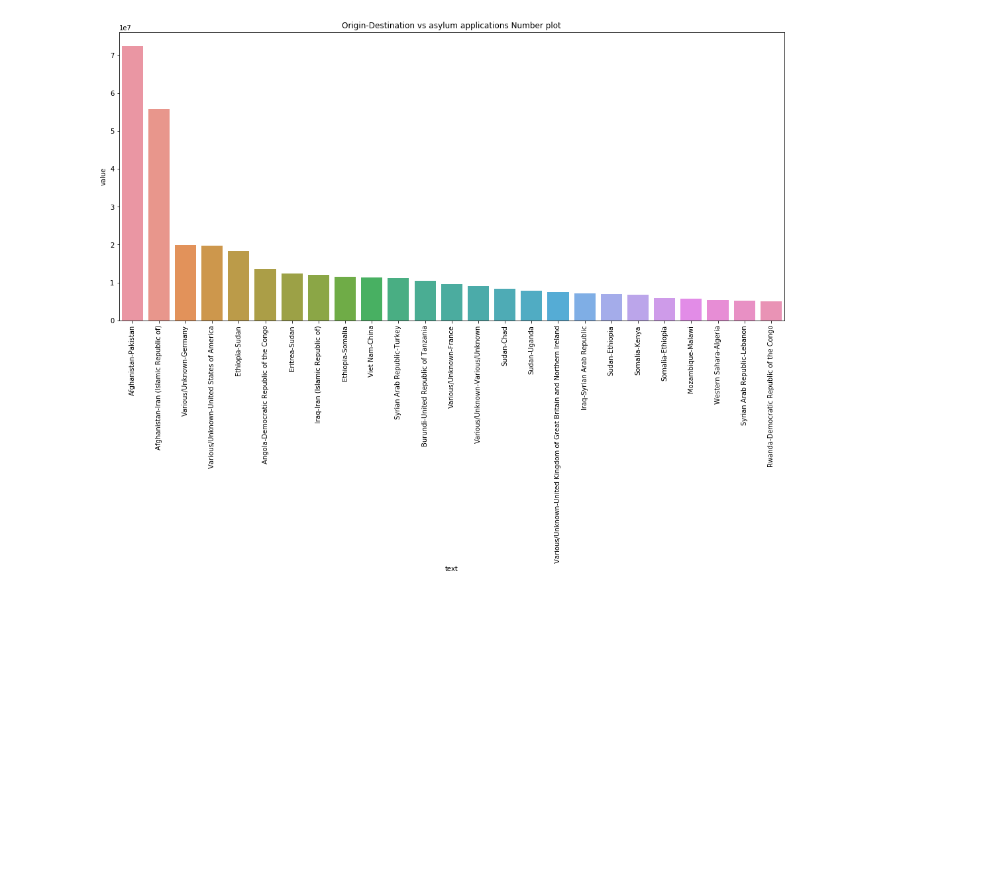
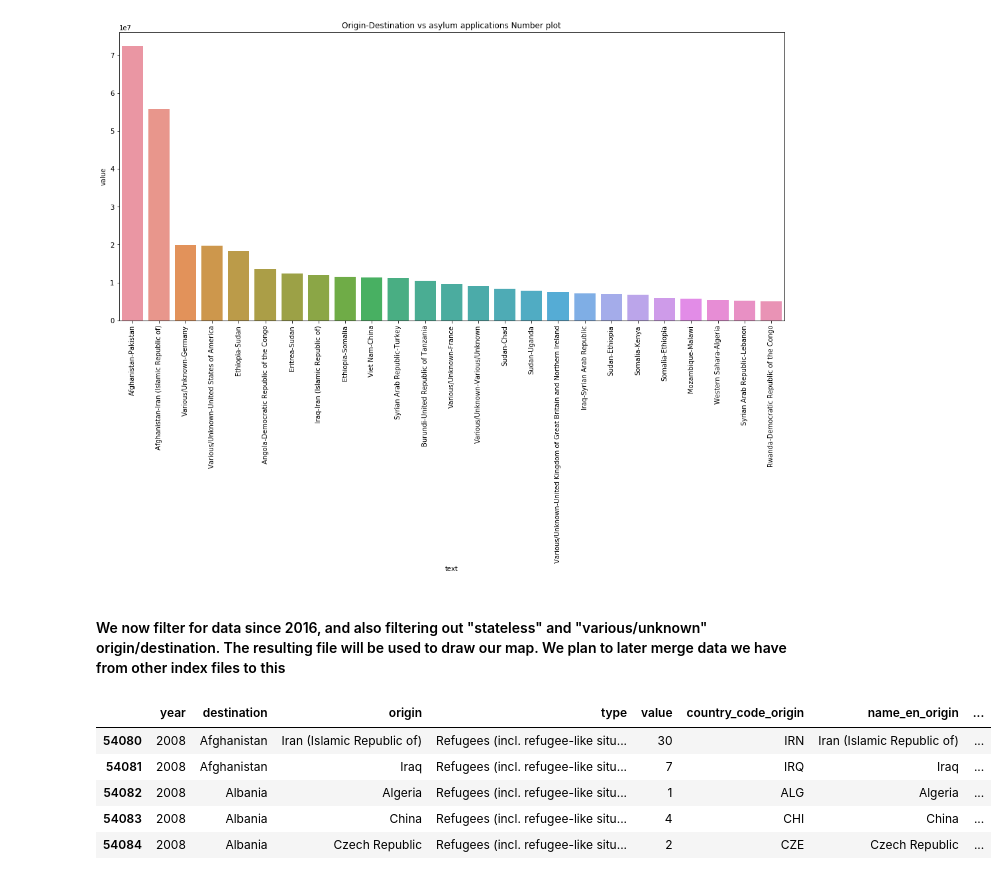
Before and after one commit to hcorinna/refugee-migration-patterns, a Jupyter notebook: notebooks/Time_series_initial_EDA.ipynb, the cells around one changed output. Saved outputs shown, nothing was run; the diff lists cells and outputs as text; code cells hidden in the pictures; blank space fills up the shorter version.

Commit message:
added data refugee pop 08-17

```diff
--- a/notebooks/Time_series_initial_EDA.ipynb
+++ b/notebooks/Time_series_initial_EDA.ipynb
@@ -438,3 +439,18 @@ plt.xticks(rotation='vertical');
 plt.show();
 # %% [output]
 [figure]
+# %% [markdown]
+#### We now filter for data since 2016, and also filtering out "stateless" and "various/unknown" origin/destination. The resulting file will be used to draw our map. We plan to later merge data we have from other index files to this
+# %%
+df = df[df['year'] >= 2008]
+df = df[df['destination'] != 'Various/Unknown']
+df[~df['origin'].isin(['Various/Unknown', 'Stateless'])]
+
+df.head()
+# %% [output]
+|  | year | destination | origin | type | value | country_code_origin | name_en_origin | ... |
+| 54080 | 2008 | Afghanistan | Iran (Islamic Republic of) | Refugees (incl. refugee-like situ... | 30 | IRN | Iran (Islamic Republic of) | ... |
+| 54081 | 2008 | Afghanistan | Iraq | Refugees (incl. refugee-like situ... | 7 | IRQ | Iraq | ... |
+| 54082 | 2008 | Albania | Algeria | Refugees (incl. refugee-like situ... | 1 | ALG | Algeria | ... |
+| 54083 | 2008 | Albania | China | Refugees (incl. refugee-like situ... | 4 | CHI | China | ... |
+| 54084 | 2008 | Albania | Czech Republic | Refugees (incl. refugee-like situ... | 2 | CZE | Czech Republic | ... |
```
Also changed, not shown: parts of 10 cells of this notebook, 2 other files.
